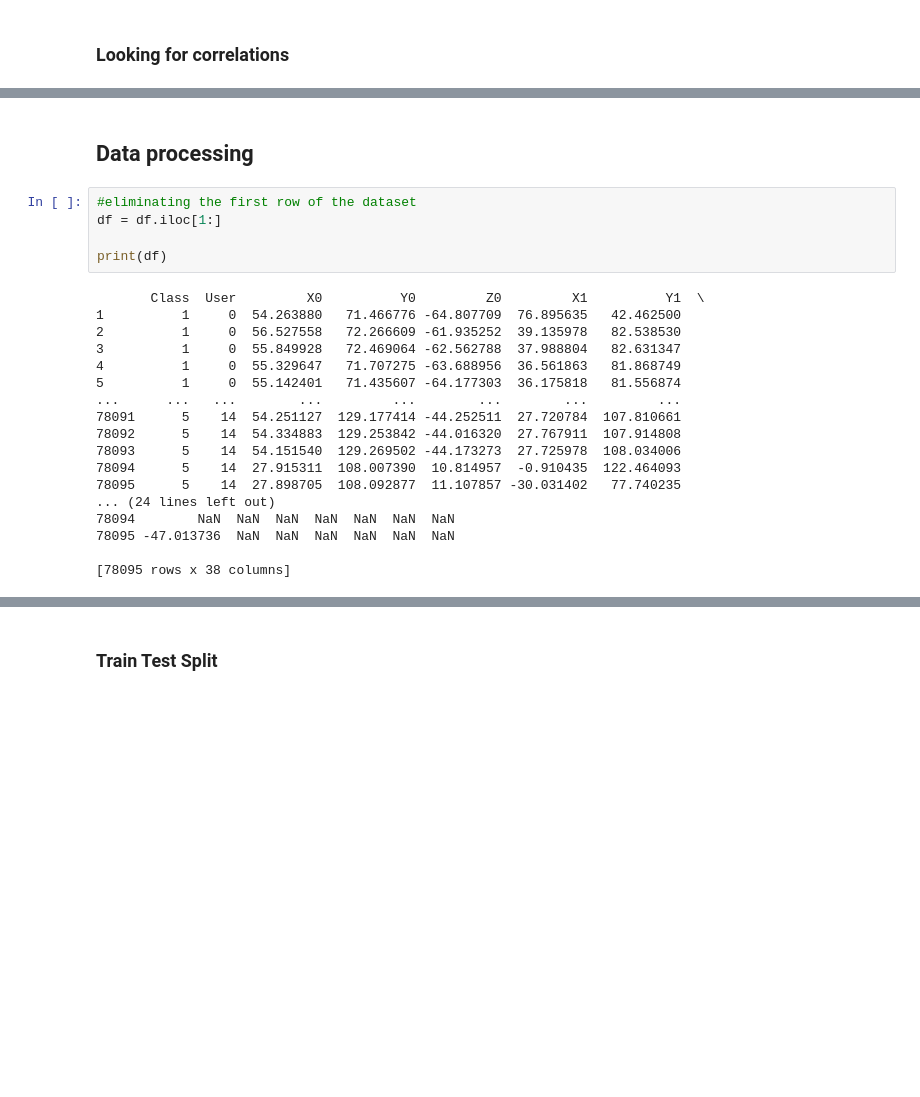
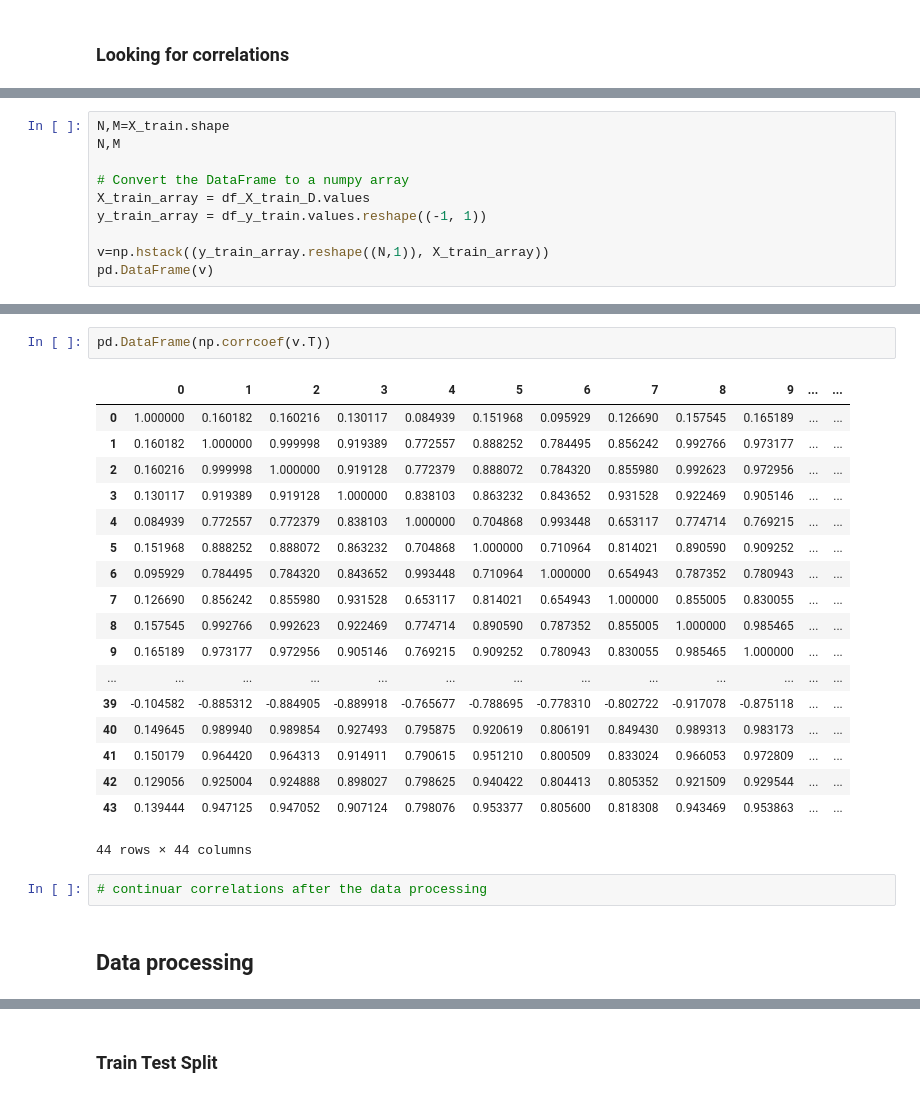
Before and after one commit to bodeborder/fcul-machine-learning, a Jupyter notebook: 3trabalho/AA_3rd_HomeAssignment_G33.ipynb, the cells around one changed output, grey strips where cells are left out. Cells and saved outputs as stored; diff of their text form; blank space fills up the shorter version.

```diff
--- a/3trabalho/AA_3rd_HomeAssignment_G33.ipynb
+++ b/3trabalho/AA_3rd_HomeAssignment_G33.ipynb
@@ -194,0 +242,10 @@ Name: Class, dtype: float64
+# %%
+N,M=X_train.shape
+N,M
+
+# Convert the DataFrame to a numpy array
+X_train_array = df_X_train_D.values
+y_train_array = df_y_train.values.reshape((-1, 1))
+
+v=np.hstack((y_train_array.reshape((N,1)), X_train_array))
+pd.DataFrame(v)
@@ -195,25 +266,25 @@ Name: Class, dtype: float64
+# %%
+pd.DataFrame(np.corrcoef(v.T))
+# %% [output]
+|  | 0 | 1 | 2 | 3 | 4 | 5 | 6 | 7 | 8 | 9 | ... | ... |
+| 0 | 1.000000 | 0.160182 | 0.160216 | 0.130117 | 0.084939 | 0.151968 | 0.095929 | 0.126690 | 0.157545 | 0.165189 | ... | ... |
+| 1 | 0.160182 | 1.000000 | 0.999998 | 0.919389 | 0.772557 | 0.888252 | 0.784495 | 0.856242 | 0.992766 | 0.973177 | ... | ... |
+| 2 | 0.160216 | 0.999998 | 1.000000 | 0.919128 | 0.772379 | 0.888072 | 0.784320 | 0.855980 | 0.992623 | 0.972956 | ... | ... |
+| 3 | 0.130117 | 0.919389 | 0.919128 | 1.000000 | 0.838103 | 0.863232 | 0.843652 | 0.931528 | 0.922469 | 0.905146 | ... | ... |
+| 4 | 0.084939 | 0.772557 | 0.772379 | 0.838103 | 1.000000 | 0.704868 | 0.993448 | 0.653117 | 0.774714 | 0.769215 | ... | ... |
+| 5 | 0.151968 | 0.888252 | 0.888072 | 0.863232 | 0.704868 | 1.000000 | 0.710964 | 0.814021 | 0.890590 | 0.909252 | ... | ... |
+| 6 | 0.095929 | 0.784495 | 0.784320 | 0.843652 | 0.993448 | 0.710964 | 1.000000 | 0.654943 | 0.787352 | 0.780943 | ... | ... |
+| 7 | 0.126690 | 0.856242 | 0.855980 | 0.931528 | 0.653117 | 0.814021 | 0.654943 | 1.000000 | 0.855005 | 0.830055 | ... | ... |
+| 8 | 0.157545 | 0.992766 | 0.992623 | 0.922469 | 0.774714 | 0.890590 | 0.787352 | 0.855005 | 1.000000 | 0.985465 | ... | ... |
+| 9 | 0.165189 | 0.973177 | 0.972956 | 0.905146 | 0.769215 | 0.909252 | 0.780943 | 0.830055 | 0.985465 | 1.000000 | ... | ... |
+| ... | ... | ... | ... | ... | ... | ... | ... | ... | ... | ... | ... | ... |
+| 39 | -0.104582 | -0.885312 | -0.884905 | -0.889918 | -0.765677 | -0.788695 | -0.778310 | -0.802722 | -0.917078 | -0.875118 | ... | ... |
+| 40 | 0.149645 | 0.989940 | 0.989854 | 0.927493 | 0.795875 | 0.920619 | 0.806191 | 0.849430 | 0.989313 | 0.983173 | ... | ... |
+| 41 | 0.150179 | 0.964420 | 0.964313 | 0.914911 | 0.790615 | 0.951210 | 0.800509 | 0.833024 | 0.966053 | 0.972809 | ... | ... |
+| 42 | 0.129056 | 0.925004 | 0.924888 | 0.898027 | 0.798625 | 0.940422 | 0.804413 | 0.805352 | 0.921509 | 0.929544 | ... | ... |
+| 43 | 0.139444 | 0.947125 | 0.947052 | 0.907124 | 0.798076 | 0.953377 | 0.805600 | 0.818308 | 0.943469 | 0.953863 | ... | ... |
+44 rows × 44 columns
+# %%
+# continuar correlations after the data processing
 # %% [markdown]
 ## Data processing
-# %%
-#eliminating the first row of the dataset
-df = df.iloc[1:]
-
-print(df)
-# %% [output]
-       Class  User         X0          Y0         Z0         X1          Y1  \
-1          1     0  54.263880   71.466776 -64.807709  76.895635   42.462500
-2          1     0  56.527558   72.266609 -61.935252  39.135978   82.538530
-3          1     0  55.849928   72.469064 -62.562788  37.988804   82.631347
-4          1     0  55.329647   71.707275 -63.688956  36.561863   81.868749
-5          1     0  55.142401   71.435607 -64.177303  36.175818   81.556874
-...      ...   ...        ...         ...        ...        ...         ...
-78091      5    14  54.251127  129.177414 -44.252511  27.720784  107.810661
-78092      5    14  54.334883  129.253842 -44.016320  27.767911  107.914808
-78093      5    14  54.151540  129.269502 -44.173273  27.725978  108.034006
-78094      5    14  27.915311  108.007390  10.814957  -0.910435  122.464093
-78095      5    14  27.898705  108.092877  11.107857 -30.031402   77.740235
-... (24 lines left out)
-78094        NaN  NaN  NaN  NaN  NaN  NaN  NaN
-78095 -47.013736  NaN  NaN  NaN  NaN  NaN  NaN
-
-[78095 rows x 38 columns]
```
Also changed, not shown: parts of 21 cells of this notebook, 1 other file.
